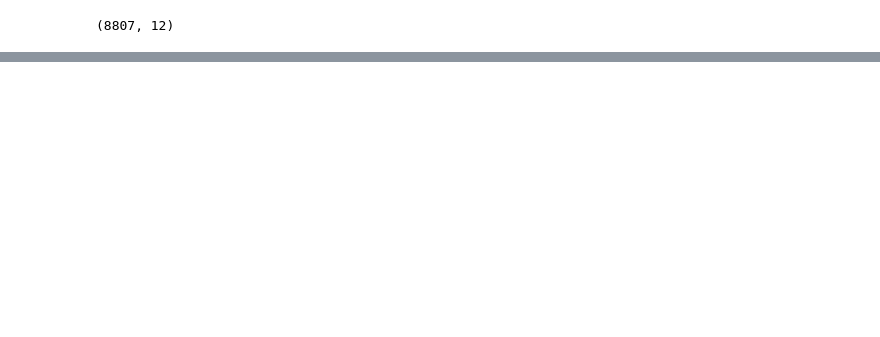
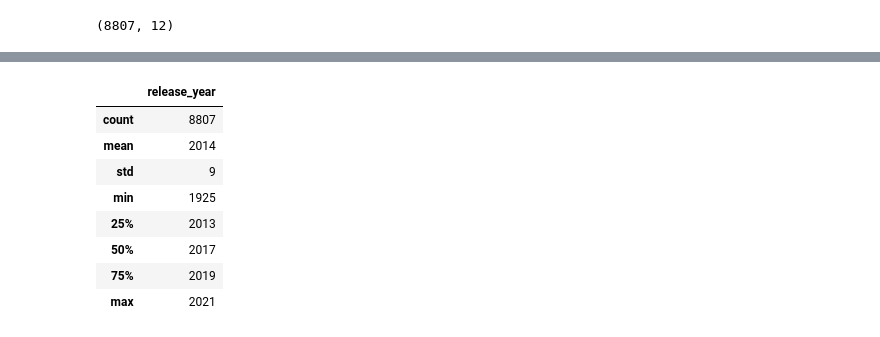
Before and after one commit to millenko/project1, a Jupyter notebook: notebooks/netflix_data_analysis.ipynb, the cells around one changed output, grey strips where cells are left out. Cells and saved outputs as stored; diff of their text form; code cells hidden in the pictures; blank space fills up the shorter version.

```diff
--- a/notebooks/netflix_data_analysis.ipynb
+++ b/notebooks/netflix_data_analysis.ipynb
@@ -63,0 +145,12 @@ hotels.head()
+# %%
+netflix_df[numerical_data].describe().round(0).astype(int)
+# %% [output]
+|  | release_year |
+| count | 8807 |
+| mean | 2014 |
+| std | 9 |
+| min | 1925 |
+| 25% | 2013 |
+| 50% | 2017 |
+| 75% | 2019 |
+| max | 2021 |
```
Also changed, not shown: parts of 35 cells of this notebook, 17 other files.
